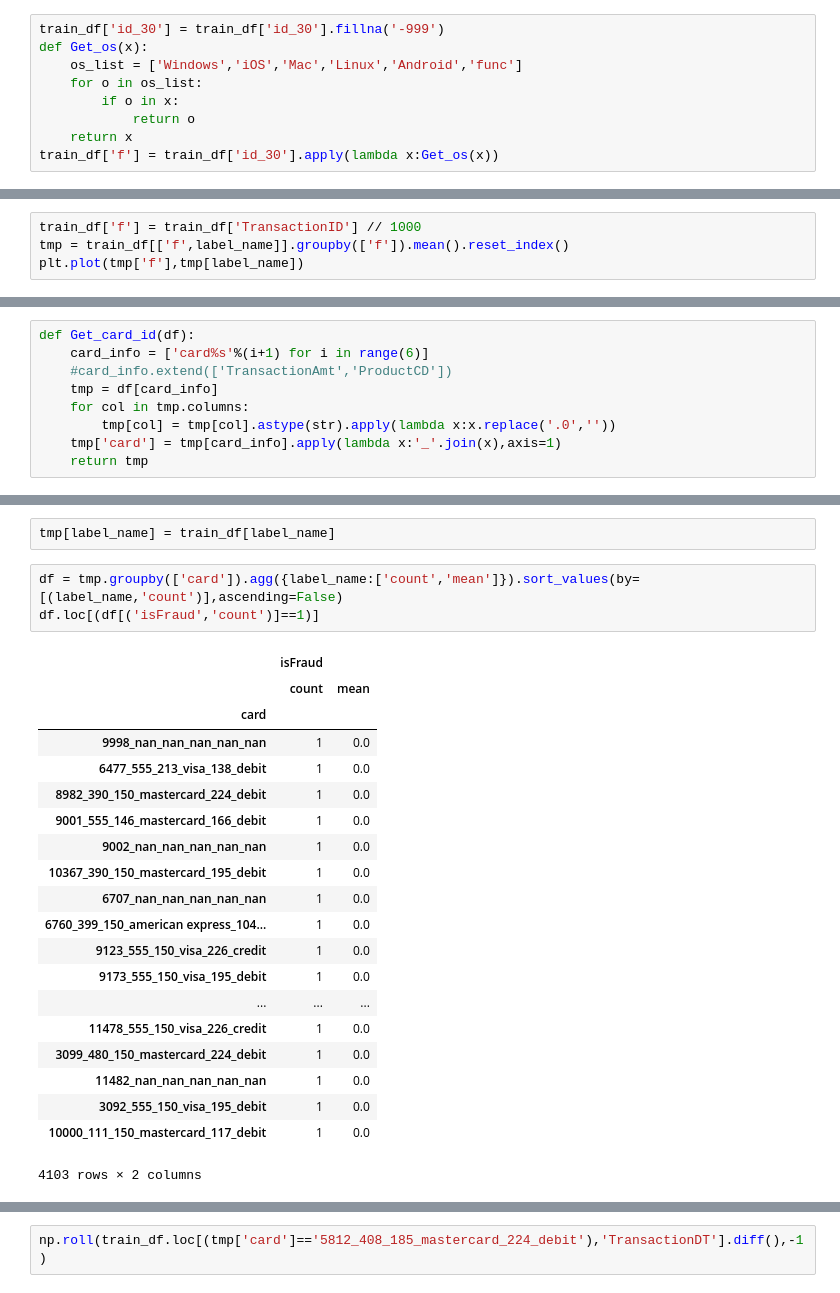
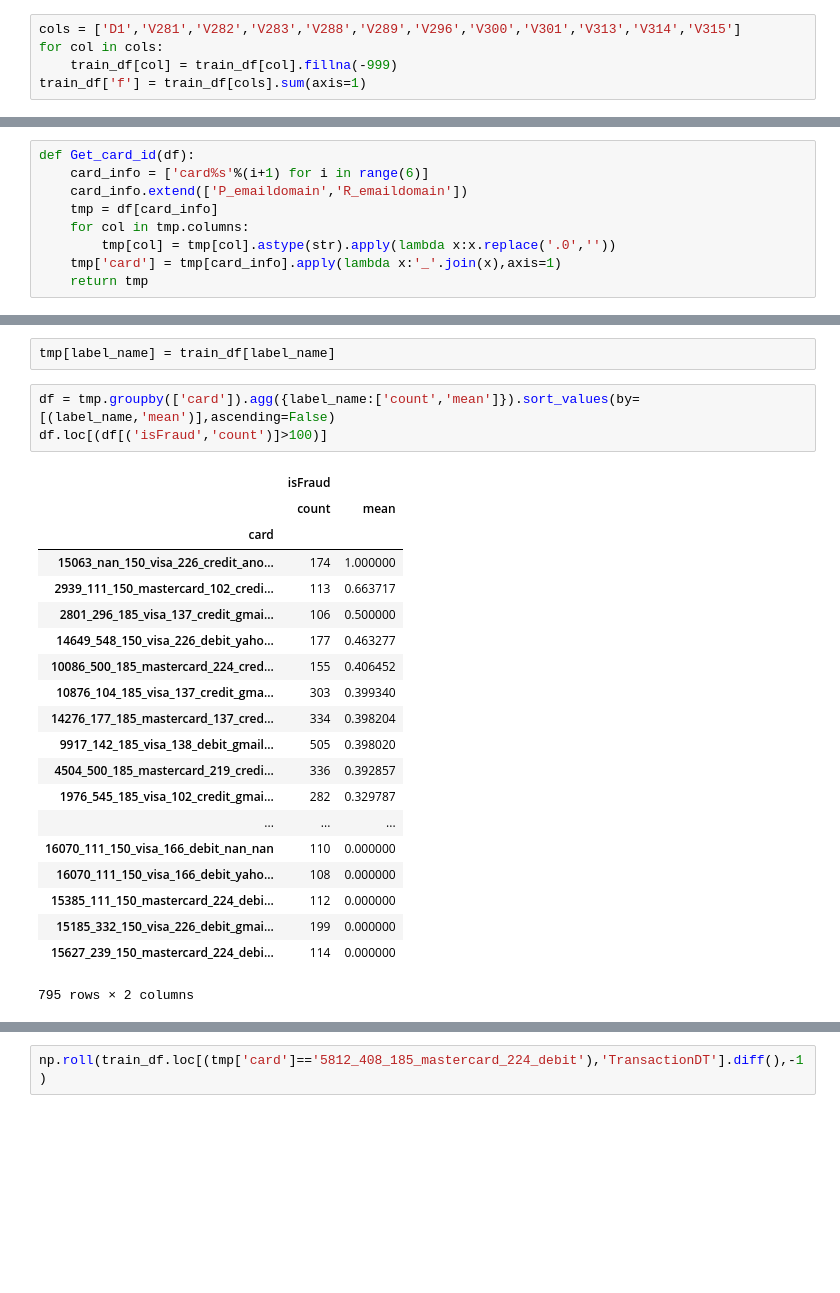
Before and after one commit to jxzly/Kaggle-IEEE-CIS-Fraud-Detection-2019, a Jupyter notebook: data_review.ipynb, the cells around one changed output, grey strips where cells are left out. Cells and saved outputs as stored; diff of their text form; blank space fills up the shorter version.

```diff
--- a/data_review.ipynb
+++ b/data_review.ipynb
@@ -93,12 +158,8 @@ id_cols = ['id_12','id_15','id_16','id_27','id_28','id_29']
 train_df.loc[((train_df[id_cols]=='NotFound').sum(axis=1)>0),'isFraud'].mean()
 # %% [output]
 0.08172634717244441
-# %%
-train_df['id_30'] = train_df['id_30'].fillna('-999')
-def Get_os(x):
-    os_list = ['Windows','iOS','Mac','Linux','Android','func']
-    for o in os_list:
-        if o in x:
-            return o
-    return x
-train_df['f'] = train_df['id_30'].apply(lambda x:Get_os(x))
+# %%
+cols = ['D1','V281','V282','V283','V288','V289','V296','V300','V301','V313','V314','V315']
+for col in cols:
+    train_df[col] = train_df[col].fillna(-999)
+train_df['f'] = train_df[cols].sum(axis=1)
@@ -303,7 +361,3 @@ tmp.loc[(tmp['card1']==9917)&(tmp['TransactionAmt']>=28.27)&(tmp['TransactionAmt
 | 401506 | 3388506 | 0 | 10116475 | 28.277 | C | 9917 | 142.0 | 185.0 | visa | ... |
 | 401708 | 3388708 | 1 | 10122531 | 28.277 | C | 9917 | 142.0 | 185.0 | visa | ... |
 | 401795 | 3388795 | 0 | 10125587 | 28.277 | C | 9917 | 142.0 | 185.0 | visa | ... |
-# %%
-train_df['f'] = train_df['TransactionID'] // 1000
-tmp = train_df[['f',label_name]].groupby(['f']).mean().reset_index()
-plt.plot(tmp['f'],tmp[label_name])
@@ -343,7 +413,7 @@ train_df['id_03'].nunique()
 # %%
 def Get_card_id(df):
     card_info = ['card%s'%(i+1) for i in range(6)]
-    #card_info.extend(['TransactionAmt','ProductCD'])
+    card_info.extend(['P_emaildomain','R_emaildomain'])
     tmp = df[card_info]
     for col in tmp.columns:
         tmp[col] = tmp[col].astype(str).apply(lambda x:x.replace('.0',''))
@@ -380,26 +450,26 @@ tmp['card'].nunique()
 # %%
 tmp[label_name] = train_df[label_name]
 # %%
-df = tmp.groupby(['card']).agg({label_name:['count','mean']}).sort_values(by=[(label_name,'count')],ascending=False)
-df.loc[(df[('isFraud','count')]==1)]
+df = tmp.groupby(['card']).agg({label_name:['count','mean']}).sort_values(by=[(label_name,'mean')],ascending=False)
+df.loc[(df[('isFraud','count')]>100)]
 # %% [output]
 |  | isFraud |  |
 |  | count | mean |
 | card |  |  |
-| 9998_nan_nan_nan_nan_nan | 1 | 0.0 |
-| 6477_555_213_visa_138_debit | 1 | 0.0 |
-| 8982_390_150_mastercard_224_debit | 1 | 0.0 |
-| 9001_555_146_mastercard_166_debit | 1 | 0.0 |
-| 9002_nan_nan_nan_nan_nan | 1 | 0.0 |
-| 10367_390_150_mastercard_195_debit | 1 | 0.0 |
-| 6707_nan_nan_nan_nan_nan | 1 | 0.0 |
-| 6760_399_150_american express_104... | 1 | 0.0 |
-| 9123_555_150_visa_226_credit | 1 | 0.0 |
-| 9173_555_150_visa_195_debit | 1 | 0.0 |
+| 15063_nan_150_visa_226_credit_ano... | 174 | 1.000000 |
+| 2939_111_150_mastercard_102_credi... | 113 | 0.663717 |
+| 2801_296_185_visa_137_credit_gmai... | 106 | 0.500000 |
+| 14649_548_150_visa_226_debit_yaho... | 177 | 0.463277 |
+| 10086_500_185_mastercard_224_cred... | 155 | 0.406452 |
+| 10876_104_185_visa_137_credit_gma... | 303 | 0.399340 |
+| 14276_177_185_mastercard_137_cred... | 334 | 0.398204 |
+| 9917_142_185_visa_138_debit_gmail... | 505 | 0.398020 |
+| 4504_500_185_mastercard_219_credi... | 336 | 0.392857 |
+| 1976_545_185_visa_102_credit_gmai... | 282 | 0.329787 |
 | ... | ... | ... |
-| 11478_555_150_visa_226_credit | 1 | 0.0 |
-| 3099_480_150_mastercard_224_debit | 1 | 0.0 |
-| 11482_nan_nan_nan_nan_nan | 1 | 0.0 |
-| 3092_555_150_visa_195_debit | 1 | 0.0 |
-| 10000_111_150_mastercard_117_debit | 1 | 0.0 |
+| 16070_111_150_visa_166_debit_nan_nan | 110 | 0.000000 |
+| 16070_111_150_visa_166_debit_yaho... | 108 | 0.000000 |
+| 15385_111_150_mastercard_224_debi... | 112 | 0.000000 |
+| 15185_332_150_visa_226_debit_gmai... | 199 | 0.000000 |
+| 15627_239_150_mastercard_224_debi... | 114 | 0.000000 |
-4103 rows × 2 columns
+795 rows × 2 columns
```
Also changed, not shown: parts of 20 cells of this notebook, 1 other file.
